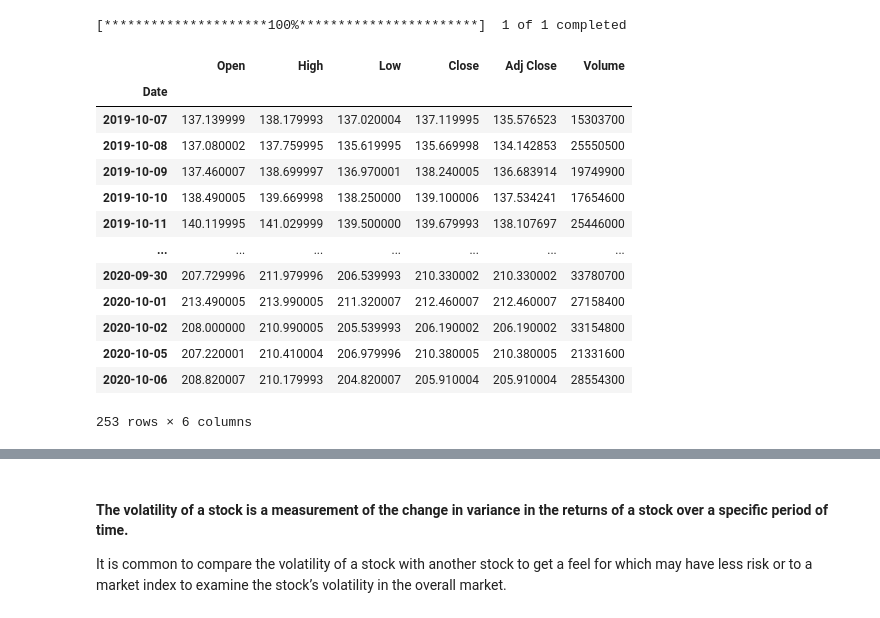
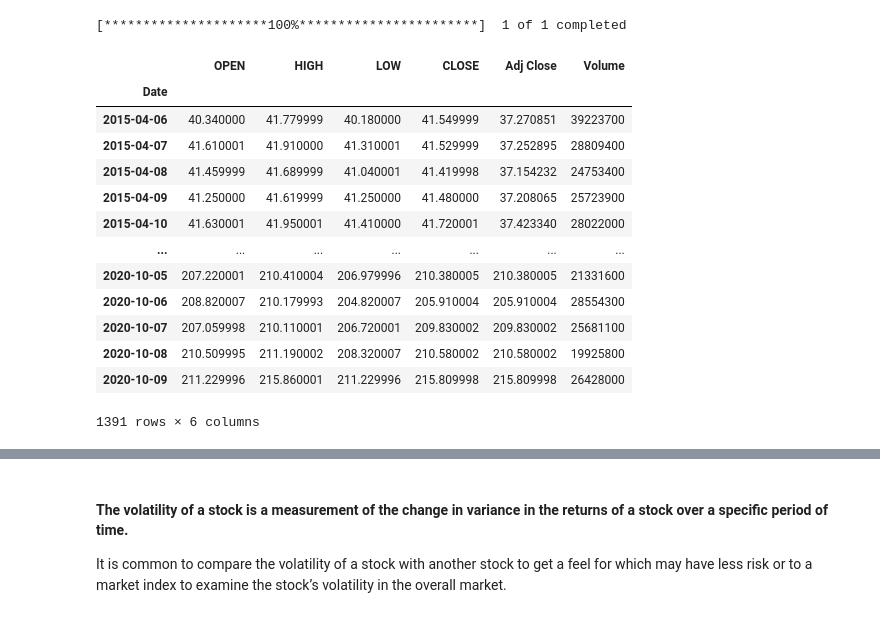
Before and after one commit to dgustave/Project2-Challenge, a Jupyter notebook: notebooks/yfinance.ipynb, the cells around one changed output, grey strips where cells are left out. Saved outputs shown, nothing was run; the diff lists cells and outputs as text; code cells hidden in the pictures.

```diff
--- a/notebooks/yfinance.ipynb
+++ b/notebooks/yfinance.ipynb
@@ -18,0 +19,2 @@ sp500_ticks = tickers_sp500()
+# %%
+ticker = 'MSFT'
@@ -19,21 +23,30 @@ sp500_ticks = tickers_sp500()
+# %%
+currentDate = date.today()
+enddate = currentDate.strftime('%Y-%m-%d')
+# %%
+four_yrs = currentDate - timedelta(days=2016)
+startdate = four_yrs.strftime('%Y-%m-%d')
 # %%
-data_df = yf.download('MSFT', start='2019-10-07', end='2020-10-07')
+data_df = yf.download(ticker, start=startdate, end=enddate)
 # %% [output]
 [*********************100%***********************]  1 of 1 completed
 # %%
 data_df
-# %% [output]
-|  | Open | High | Low | Close | Adj Close | Volume |
-| Date |  |  |  |  |  |  |
-| 2019-10-07 | 137.139999 | 138.179993 | 137.020004 | 137.119995 | 135.576523 | 15303700 |
-| 2019-10-08 | 137.080002 | 137.759995 | 135.619995 | 135.669998 | 134.142853 | 25550500 |
-| 2019-10-09 | 137.460007 | 138.699997 | 136.970001 | 138.240005 | 136.683914 | 19749900 |
-| 2019-10-10 | 138.490005 | 139.669998 | 138.250000 | 139.100006 | 137.534241 | 17654600 |
-| 2019-10-11 | 140.119995 | 141.029999 | 139.500000 | 139.679993 | 138.107697 | 25446000 |
-| ... | ... | ... | ... | ... | ... | ... |
-| 2020-09-30 | 207.729996 | 211.979996 | 206.539993 | 210.330002 | 210.330002 | 33780700 |
-| 2020-10-01 | 213.490005 | 213.990005 | 211.320007 | 212.460007 | 212.460007 | 27158400 |
-| 2020-10-02 | 208.000000 | 210.990005 | 205.539993 | 206.190002 | 206.190002 | 33154800 |
-| 2020-10-05 | 207.220001 | 210.410004 | 206.979996 | 210.380005 | 210.380005 | 21331600 |
-| 2020-10-06 | 208.820007 | 210.179993 | 204.820007 | 205.910004 | 205.910004 | 28554300 |
-253 rows × 6 columns
+# %%
+data_df.columns = ["OPEN", "HIGH", "LOW", "CLOSE", "Adj Close", "Volume"]
+data_df
+# %% [output]
+|  | OPEN | HIGH | LOW | CLOSE | Adj Close | Volume |
+| Date |  |  |  |  |  |  |
+| 2015-04-06 | 40.340000 | 41.779999 | 40.180000 | 41.549999 | 37.270851 | 39223700 |
+| 2015-04-07 | 41.610001 | 41.910000 | 41.310001 | 41.529999 | 37.252895 | 28809400 |
+| 2015-04-08 | 41.459999 | 41.689999 | 41.040001 | 41.419998 | 37.154232 | 24753400 |
+| 2015-04-09 | 41.250000 | 41.619999 | 41.250000 | 41.480000 | 37.208065 | 25723900 |
+| 2015-04-10 | 41.630001 | 41.950001 | 41.410000 | 41.720001 | 37.423340 | 28022000 |
+| ... | ... | ... | ... | ... | ... | ... |
+| 2020-10-05 | 207.220001 | 210.410004 | 206.979996 | 210.380005 | 210.380005 | 21331600 |
+| 2020-10-06 | 208.820007 | 210.179993 | 204.820007 | 205.910004 | 205.910004 | 28554300 |
+| 2020-10-07 | 207.059998 | 210.110001 | 206.720001 | 209.830002 | 209.830002 | 25681100 |
+| 2020-10-08 | 210.509995 | 211.190002 | 208.320007 | 210.580002 | 210.580002 | 19925800 |
+| 2020-10-09 | 211.229996 | 215.860001 | 211.229996 | 215.809998 | 215.809998 | 26428000 |
+1391 rows × 6 columns
```
Also changed, not shown: parts of 24 cells of this notebook, 20 other files.
